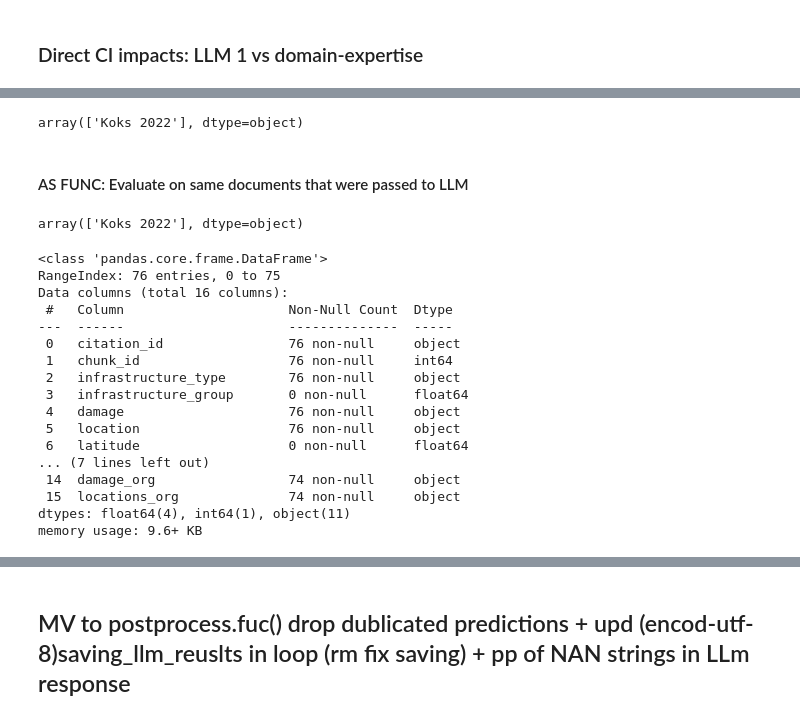
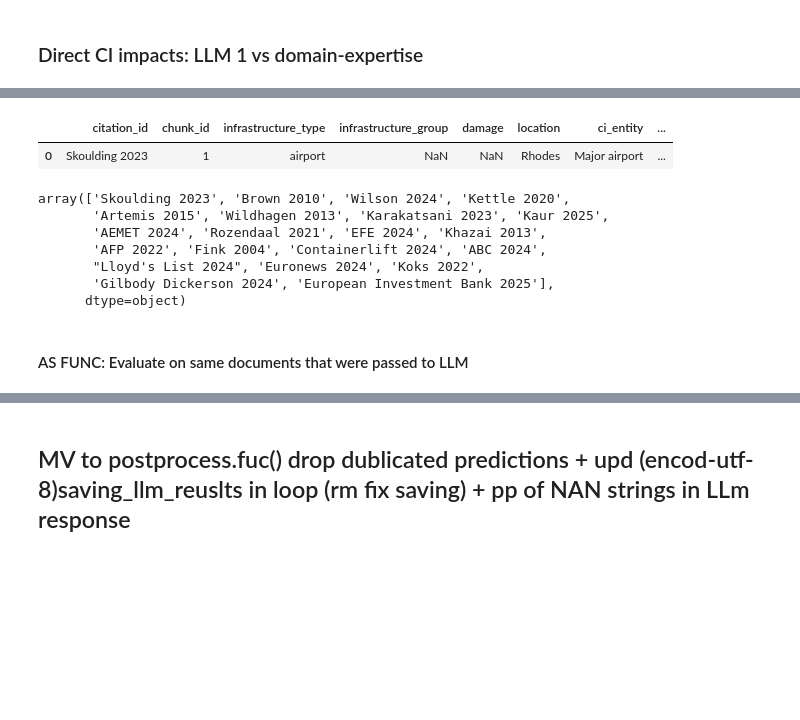
Before and after one commit to SWN-group-at-TU-Berlin/CI-impacts-information-retrieval, a Jupyter notebook: notebooks/llm_evaluation.ipynb, the cells around one changed output, grey strips where cells are left out. Cells and saved outputs as stored; diff of their text form; code cells hidden in the pictures; blank space fills up the shorter version.

```diff
--- a/notebooks/llm_evaluation.ipynb
+++ b/notebooks/llm_evaluation.ipynb
@@ -66,7 +71,7 @@ PATH_VALID_DATA = s.PATH_VALID_DATA
 PATH_EVAL_RESULT = s.PATH_EVAL_RESULT
 # s.LLM_DATA_FILENAME = "llm1_NER_newWF.csv"
 # s.LLM_DATA_FILENAME = "llm_1_updprompt_dNER.csv"
-s.LLM_DATA_FILENAME = "df_responses_step2_ner_geollm.csv"
+s.LLM_DATA_FILENAME = f"df_responses_{step}_ner_geollm.csv"
 LLM_DATA_FILEPATH = Path(s.PATH_LLM_DATA / s.LLM_DATA_FILENAME)
 SIMILARITY_LLM_FILENAME = s.SIMILARITY_LLM_FILENAME
 
@@ -79,20 +84,19 @@ print(len(df_valid_org))
 # remove undone entries
 df_valid_org = df_valid_org[~df_valid_org.astype(str).apply(lambda x: x.str.contains("xx")).any(axis=1)]
 # remove further location info (e.g. that entry is a town, Landkreis, Bavaria etc.)
-df_valid_org["ci1_location"] = df_valid_org["ci1_location"].replace(r"\s*\(.*\)", "", regex=True).str.strip()
+# df_valid_org["ci1_location"] = df_valid_org["ci1_location"].replace(r"\s*\(.*\)", "", regex=True).str.strip()
 df_valid_org = df_valid_org.dropna(subset=["publication_id"], how="all") # drop rows where citation info is missing
 print(len(df_valid_org))
+print(df_valid_org.publication_id.unique())
 
-
-## prediction data
-df_pred = pd.read_csv(
-    LLM_DATA_FILEPATH,
-   # usecols=["citation_id", "chunk_id", "infrastructure_type", "damage", "location", "chunk_text"]
-)
-
-## citation alignment
-# print(df_pred["citation_id"])
-# df_pred["citation_id"] = df_pred["citation_id"].map(dc.extract_citation_info) # FIXME as used with new funct returning author, year, title
-# df_pred["citation_id"] = df_pred["citation_id"].apply(dc.extract_citation_info)
-# print(df_pred["citation_id"])
+print(f"Collecting LLM responses from {step}")
+# ## prediction data
+# df_pred = pd.read_csv(
+#     LLM_DATA_FILEPATH,
+#    # usecols=["citation_id", "chunk_id", "infrastructure_type", "damage", "location", "chunk_text"]
+# )
+df_pred = pd.DataFrame()
+for i, file in enumerate(glob.glob(os.path.join(s.PATH_DATA, "llm_outputs/responses_single_docs", f'*{step}*.csv'))):
+    print(i, file)
+    df_pred = pd.concat([df_pred, pd.read_csv(file)], ignore_index=True)
 # %% [output]
@@ -101,6 +127,17 @@ df_pred = pd.read_csv(
+# %%
+df_pred.head(1)
+# %% [output]
+|  | citation_id | chunk_id | infrastructure_type | infrastructure_group | damage | location | ci_entity | ... |
+| 0 | Skoulding 2023 | 1 | airport | NaN | NaN | Rhodes | Major airport | ... |
 # %%
 df_pred["citation_id"].unique()
 # %% [output]
-array(['Koks 2022'], dtype=object)
+array(['Skoulding 2023', 'Brown 2010', 'Wilson 2024', 'Kettle 2020',
+       'Artemis 2015', 'Wildhagen 2013', 'Karakatsani 2023', 'Kaur 2025',
+       'AEMET 2024', 'Rozendaal 2021', 'EFE 2024', 'Khazai 2013',
+       'AFP 2022', 'Fink 2004', 'Containerlift 2024', 'ABC 2024',
+       "Lloyd's List 2024", 'Euronews 2024', 'Koks 2022',
+       'Gilbody Dickerson 2024', 'European Investment Bank 2025'],
+      dtype=object)
 # %% [markdown]
 #### AS FUNC: Evaluate on same documents that were passed to LLM
@@ -147,31 +143,0 @@ docs_list_sample = [
-# %%
-citation_list = []
-
-for i in docs_list_sample:
-    a, y, t = dc.extract_citation_info(i.name)
-    citation_list.append(a + y)
-
-df_valid = df_valid_org[df_valid_org["publication_id"].isin(citation_list)]
-df_valid.publication_id.unique()
-# %% [output]
-array(['Koks 2022'], dtype=object)
-# %%
-df_pred.info()
-# %% [output]
-<class 'pandas.core.frame.DataFrame'>
-RangeIndex: 76 entries, 0 to 75
-Data columns (total 16 columns):
- #   Column                     Non-Null Count  Dtype
----  ------                     --------------  -----
- 0   citation_id                76 non-null     object
- 1   chunk_id                   76 non-null     int64
- 2   infrastructure_type        76 non-null     object
- 3   infrastructure_group       0 non-null      float64
- 4   damage                     76 non-null     object
- 5   location                   76 non-null     object
- 6   latitude                   0 non-null      float64
-... (7 lines left out)
- 14  damage_org                 74 non-null     object
- 15  locations_org              74 non-null     object
-dtypes: float64(4), int64(1), object(11)
-memory usage: 9.6+ KB
```
Also changed, not shown: parts of 75 cells of this notebook.
